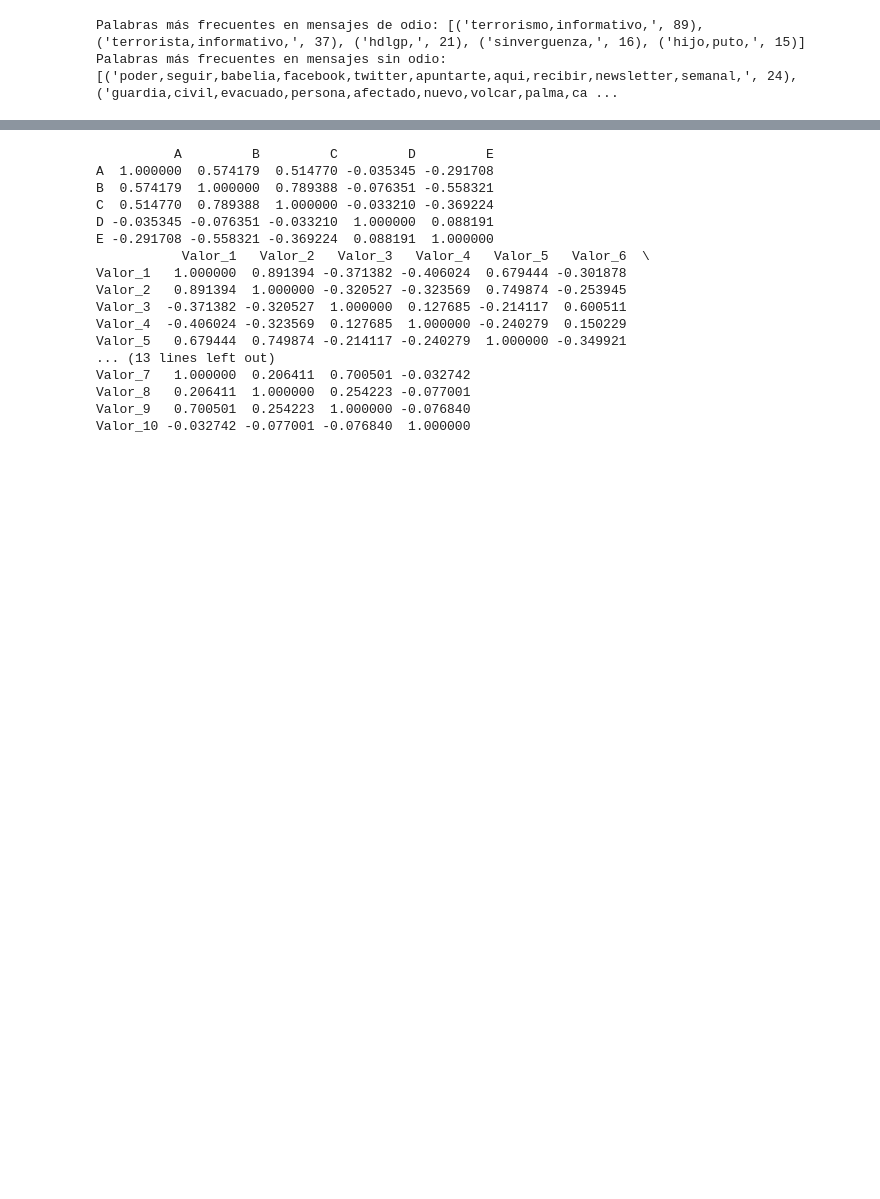
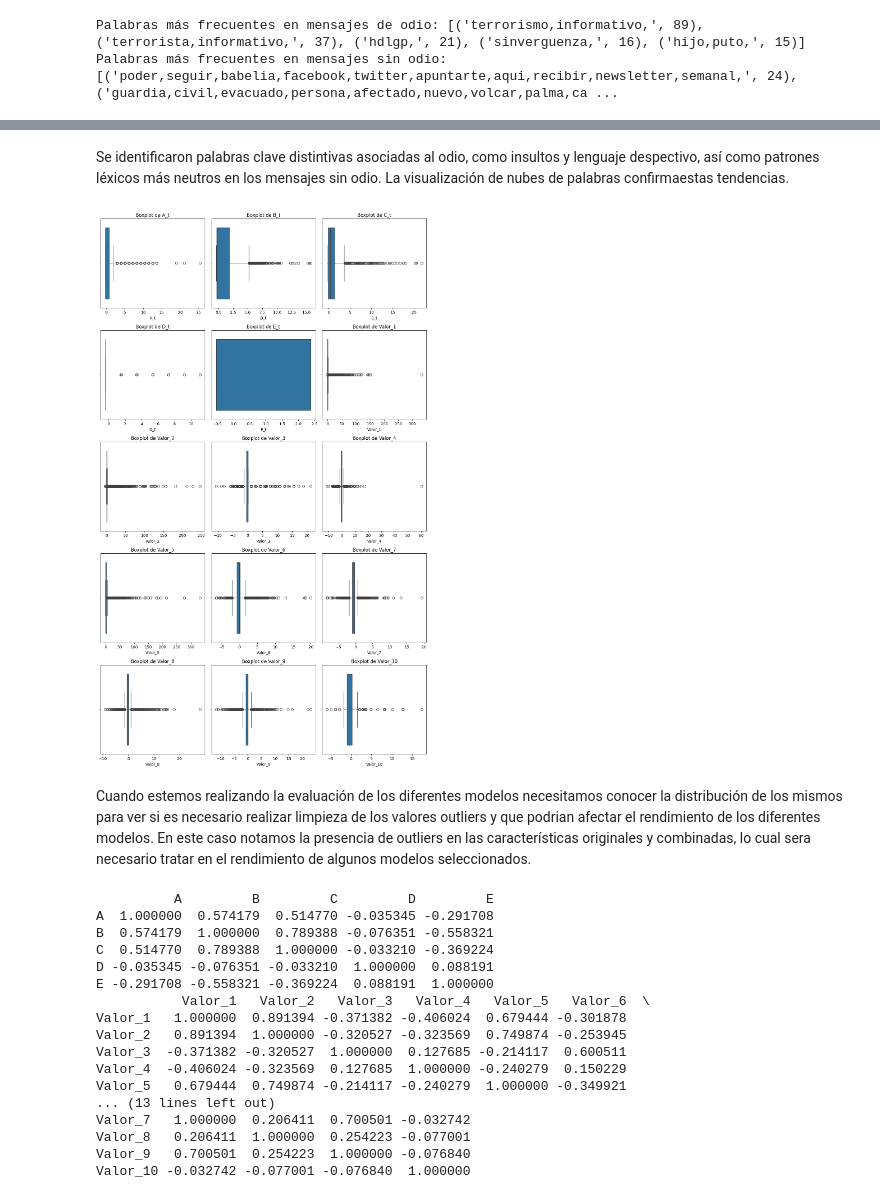
Before and after one commit to abulnes16/activity-3-machine-learning, a Jupyter notebook: Actividad_3.ipynb, the cells around one changed output, grey strips where cells are left out. Saved outputs shown, nothing was run; the diff lists cells and outputs as text; code cells hidden in the pictures; blank space fills up the shorter version.

```diff
--- a/Actividad_3.ipynb
+++ b/Actividad_3.ipynb
@@ -144 +148,32 @@ plt.show()
+# %% [markdown]
+ Se identificaron palabras clave distintivas asociadas al odio, como insultos y lenguaje despectivo, así como patrones léxicos más neutros en los mensajes sin odio. La visualización de nubes de palabras confirmaestas tendencias.
+# %%
+import math
+
+numeric_columns = df[['A_t', 'B_t', 'C_t', 'D_t', 'E_t', 'Valor_1', 'Valor_2',
+        'Valor_3', 'Valor_4', 'Valor_5', 'Valor_6', 'Valor_7',
+        'Valor_8', 'Valor_9', 'Valor_10']].columns
+num_columns = len(numeric_columns)
+
+num_cols_grilla = 3
+num_rows_grilla = math.ceil(num_columns / num_cols_grilla)
+
+fig, axs = plt.subplots(num_rows_grilla, num_cols_grilla, figsize=(12, num_rows_grilla * 4))
+
+axs = axs.flatten()
+
+for i, col in enumerate(numeric_columns):
+    sns.boxplot(x=df[col], ax=axs[i])
+    axs[i].set_title(f"Boxplot de {col}")
+    axs[i].set_xlabel(col)
+
+for j in range(i + 1, len(axs)):
+    fig.delaxes(axs[j])
+
+plt.tight_layout()
+plt.show()
+# %% [output]
+[figure, added]
+# %% [markdown]
+Cuando estemos realizando la evaluación de los diferentes modelos necesitamos conocer la distribución de los mismos para ver si es necesario realizar limpieza de los valores outliers y que podrian afectar el rendimiento de los diferentes modelos. En este caso notamos la presencia de outliers en las características originales y combinadas, lo cual sera necesario tratar en el rendimiento de algunos modelos seleccionados.
 # %%
```
Also changed, not shown: parts of 11 cells of this notebook.
